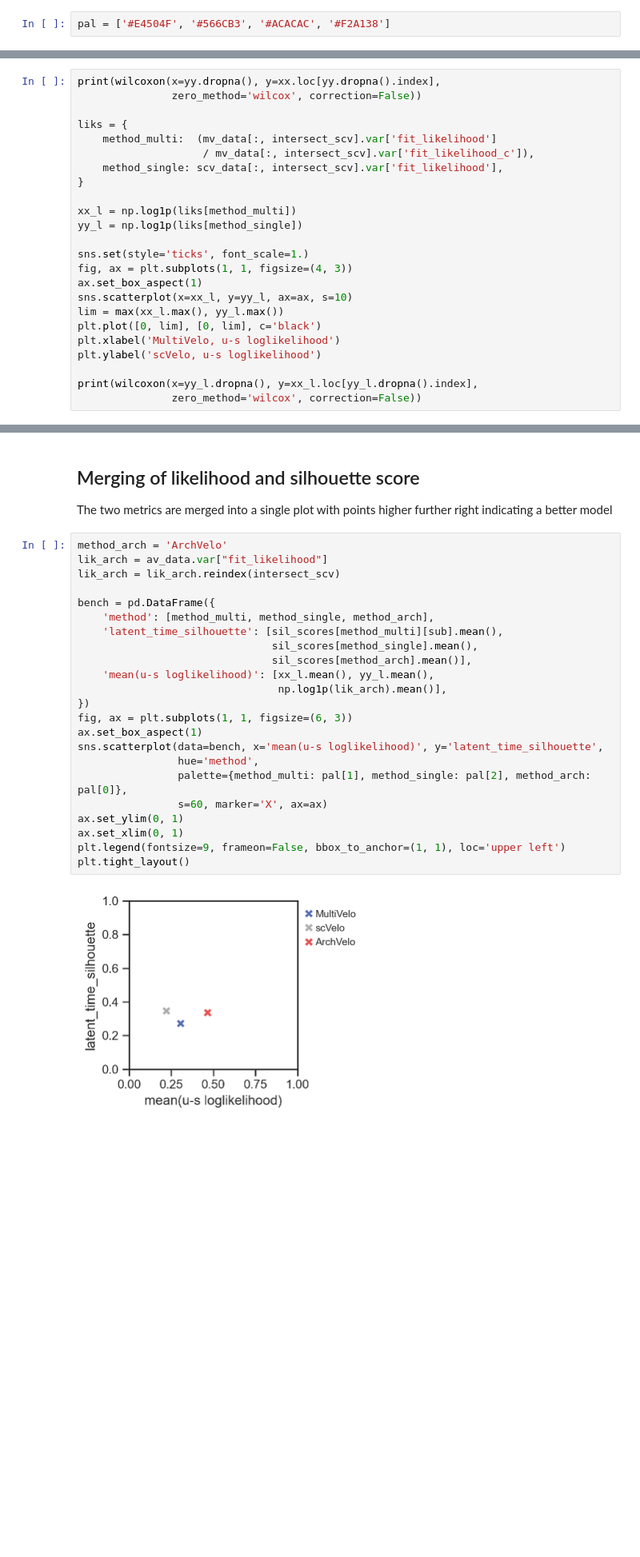
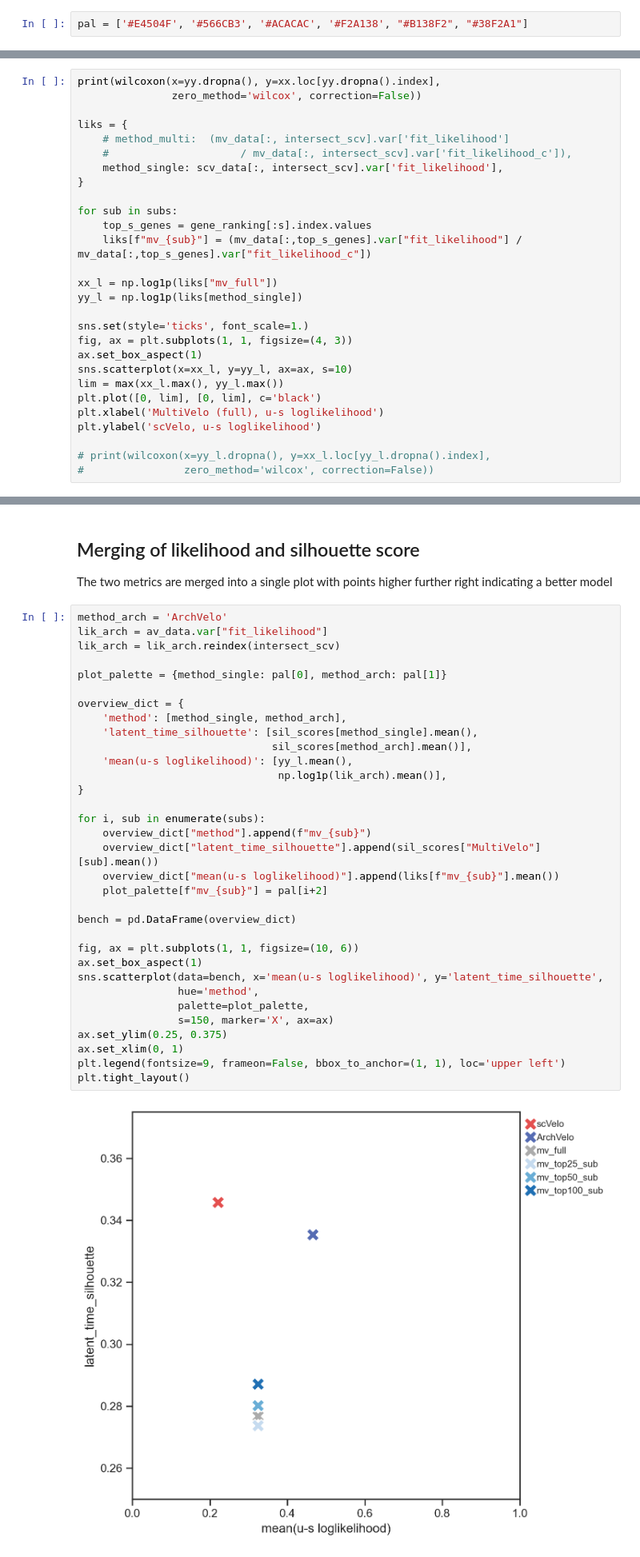
Before and after one commit to N1klasSchmidt/DynaVelo_testing, a Jupyter notebook: velocity_analyses/multivelo/mv_ablation_comparison.ipynb, the cells around one changed output, grey strips where cells are left out. Shown at 80% size. Drawn from its saved outputs; the diff is of its cells as text; blank space fills up the shorter version.

```diff
--- a/velocity_analyses/multivelo/mv_ablation_comparison.ipynb
+++ b/velocity_analyses/multivelo/mv_ablation_comparison.ipynb
@@ -22,7 +22,7 @@ from sklearn.metrics.pairwise import cosine_similarity
 # %% [markdown]
 ## Data preparation
 # %%
-pal = ['#E4504F', '#566CB3', '#ACACAC', '#F2A138']
+pal = ['#E4504F', '#566CB3', '#ACACAC', '#F2A138', "#B138F2", "#38F2A1"]
 # %%
 python_data_dir = r"C:\Users\Nikla\Documents\MoBi_Master_FS.3\Internship AG Höfer\DynaVelo_testing\data"
 
@@ -222,12 +261,16 @@ print(wilcoxon(x=yy.dropna(), y=xx.loc[yy.dropna().index],
                zero_method='wilcox', correction=False))
 
 liks = {
-    method_multi:  (mv_data[:, intersect_scv].var['fit_likelihood']
-                    / mv_data[:, intersect_scv].var['fit_likelihood_c']),
+    # method_multi:  (mv_data[:, intersect_scv].var['fit_likelihood']
+    #                     / mv_data[:, intersect_scv].var['fit_likelihood_c']),
     method_single: scv_data[:, intersect_scv].var['fit_likelihood'],
 }
 
-xx_l = np.log1p(liks[method_multi])
+for sub in subs:
+    top_s_genes = gene_ranking[:s].index.values
+    liks[f"mv_{sub}"] = (mv_data[:,top_s_genes].var["fit_likelihood"] / mv_data[:,top_s_genes].var["fit_likelihood_c"])
+
+xx_l = np.log1p(liks["mv_full"])
 yy_l = np.log1p(liks[method_single])
 
 sns.set(style='ticks', font_scale=1.)
@@ -236,9 +279,9 @@ ax.set_box_aspect(1)
 sns.scatterplot(x=xx_l, y=yy_l, ax=ax, s=10)
 lim = max(xx_l.max(), yy_l.max())
 plt.plot([0, lim], [0, lim], c='black')
-plt.xlabel('MultiVelo, u-s loglikelihood')
+plt.xlabel('MultiVelo (full), u-s loglikelihood')
 plt.ylabel('scVelo, u-s loglikelihood')
 
-print(wilcoxon(x=yy_l.dropna(), y=xx_l.loc[yy_l.dropna().index],
-               zero_method='wilcox', correction=False))
+# print(wilcoxon(x=yy_l.dropna(), y=xx_l.loc[yy_l.dropna().index],
+#                zero_method='wilcox', correction=False))
 # %% [output]
@@ -251,28 +294,38 @@ The two metrics are merged into a single plot with points higher further right i
 # %%
 method_arch = 'ArchVelo'
 lik_arch = av_data.var["fit_likelihood"]
 lik_arch = lik_arch.reindex(intersect_scv)
 
-bench = pd.DataFrame({
-    'method': [method_multi, method_single, method_arch],
-    'latent_time_silhouette': [sil_scores[method_multi][sub].mean(),
-                               sil_scores[method_single].mean(),
+plot_palette = {method_single: pal[0], method_arch: pal[1]}
+
+overview_dict = {
+    'method': [method_single, method_arch],
+    'latent_time_silhouette': [sil_scores[method_single].mean(),
                                sil_scores[method_arch].mean()],
-    'mean(u-s loglikelihood)': [xx_l.mean(), yy_l.mean(),
+    'mean(u-s loglikelihood)': [yy_l.mean(),
                                 np.log1p(lik_arch).mean()],
-})
-fig, ax = plt.subplots(1, 1, figsize=(6, 3))
+}
+
+for i, sub in enumerate(subs):
+    overview_dict["method"].append(f"mv_{sub}")
+    overview_dict["latent_time_silhouette"].append(sil_scores["MultiVelo"][sub].mean())
+    overview_dict["mean(u-s loglikelihood)"].append(liks[f"mv_{sub}"].mean())
+    plot_palette[f"mv_{sub}"] = pal[i+2]
+
+bench = pd.DataFrame(overview_dict)
+
+fig, ax = plt.subplots(1, 1, figsize=(10, 6))
 ax.set_box_aspect(1)
 sns.scatterplot(data=bench, x='mean(u-s loglikelihood)', y='latent_time_silhouette',
                 hue='method',
-                palette={method_multi: pal[1], method_single: pal[2], method_arch: pal[0]},
-                s=60, marker='X', ax=ax)
-ax.set_ylim(0, 1)
+                palette=plot_palette,
+                s=150, marker='X', ax=ax)
+ax.set_ylim(0.25, 0.375)
 ax.set_xlim(0, 1)
 plt.legend(fontsize=9, frameon=False, bbox_to_anchor=(1, 1), loc='upper left')
 plt.tight_layout()
 # %% [output]
-[figure, old version]
+[figure, new version]
 # %% [markdown]
 ## CBDir
 To avoid having to load a different environment that can handle ArchVelo, we can simply directly import the two functions needed
```
Also changed, not shown: parts of 12 cells of this notebook, 7 other files.
